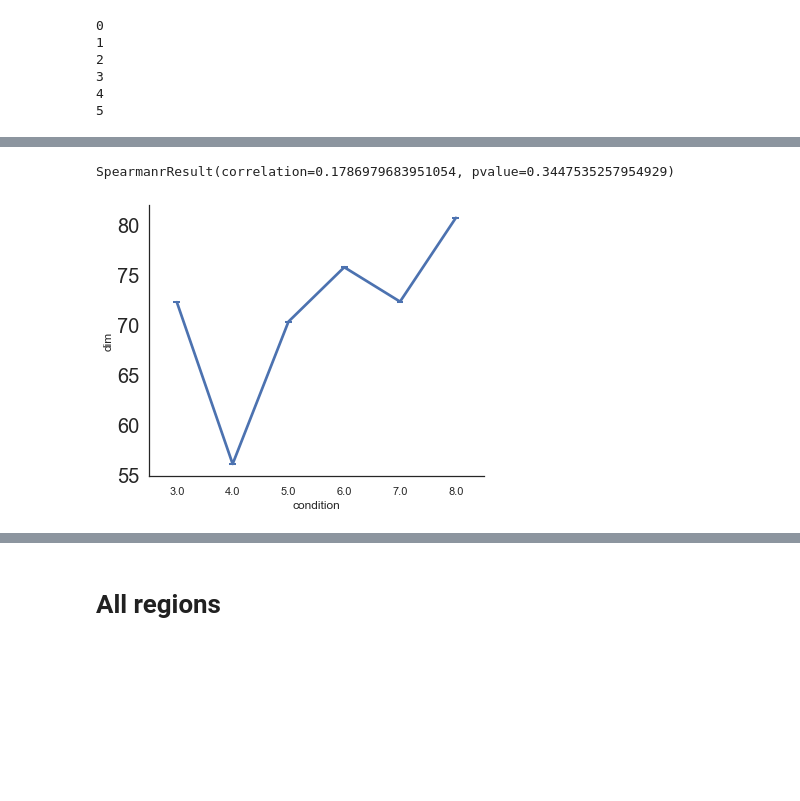
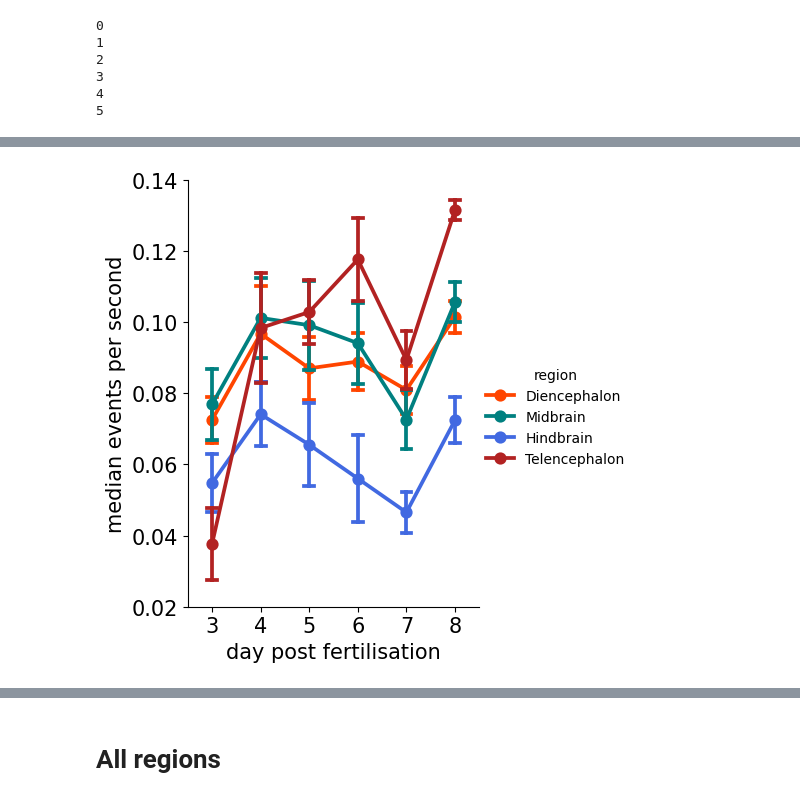
Before and after one commit to dmnburrows/multiscale_dev_dynamics, a Jupyter notebook: av_dev.ipynb, the cells around one changed output, grey strips where cells are left out. Cells and saved outputs as stored; diff of their text form; code cells hidden in the pictures; blank space fills up the shorter version.

```diff
--- a/av_dev.ipynb
+++ b/av_dev.ipynb
@@ -431,3 +527,11 @@ stats.spearmanr(dic['exp_d'], dic['condition'])
 SpearmanrResult(correlation=-0.659738459074859, pvalue=7.309077938858285e-05)
 # %% [markdown]
 ## Firing stats
+# %%
+d3 = adfn.return_files(Fdata, 'BLNDEV-WILDTYPE/', '*3dpf*n_fir*')
+d4 = adfn.return_files(Fdata, 'BLNDEV-WILDTYPE/', '*4dpf*n_fir*')
+d5 = adfn.return_files(Fdata, 'BLNDEV-WILDTYPE/', '*5dpf*n_fir*')
+d6 = adfn.return_files(Fdata, 'BLNDEV-WILDTYPE/', '*6dpf*n_fir*')
+d7 = adfn.return_files(Fdata, 'BLNDEV-WILDTYPE/', '*7dpf*n_fir*')
+d8 = adfn.return_files(Fdata, 'BLNDEV-WILDTYPE/', '*8dpf*n_fir*')
+data_ll = d3, d4, d5, d6, d7, d8
@@ -434,12 +558,13 @@ SpearmanrResult(correlation=-0.659738459074859, pvalue=7.309077938858285e-05)
 # %%
 name_list = ['fr', 'fa', 'fd', 's_corr', 'l_corr', 'dim']
-obj, len_list = load(data_ll, name_list)
-fr_df = sort('fr', obj)
-fa_df = sort('fa', obj)
-fd_df = sort('fd', obj)
-sc_df = sort('s_corr', obj)
-lc_df = sort('l_corr', obj)
-dim_df = sort('dim', obj)
+reg_list = ['Diencephalon', 'Hindbrain', 'Midbrain', 'Telencephalon']
+obj, len_list = load_comb(data_ll, name_list)
+fr_df = sort_comb('fr', obj, reg_list)
+fa_df = sort_comb('fa', obj, reg_list)
+fd_df = sort_comb('fd', obj, reg_list)
+sc_df = sort_comb('s_corr', obj, reg_list)
+lc_df = sort_comb('l_corr', obj, reg_list)
+dim_df = sort_comb('dim', obj,reg_list)
 # %% [output]
 0
 1
@@ -541,24 +575,22 @@ plt.show()
-# %%
-from scipy import stats
-stats.spearmanr(dic['l_corr'], dic['condition'])
-# %% [output]
-SpearmanrResult(correlation=0.1786979683951054, pvalue=0.3447535257954929)
-# %%
-data_name = 'dim'
-dic = dim_df
-
-fig, ax = plt.subplots(figsize = (6,5))
-ax = sns.pointplot(x="condition", y=data_name, data = dic, join=True, ci=0, scale=1, markers = '_')
-for artist in ax.lines:
-    artist.set_zorder(10)
-for artist in ax.findobj(PathCollection):
-    artist.set_zorder(11)
-#ax = sns.stripplot(x="condition", y=data_name, data = dic,size = 10, jitter = True ,alpha = 1)
-
-plt.yticks(size = 20)
-points = ax.collections
-ax.spines['top'].set_visible(False)
-ax.spines['right'].set_visible(False)
-plt.show()
-# %% [output]
-[figure, removed]
+# %%
+fr_df ['frps'] = ((fr_df['fr']*30).values / 4914)*2.73
+fr_df['condition'] = fr_df['condition'].astype(int)
+# %%
+data_name = 'frps'
+dic = fr_df
+
+# Your existing catplot code
+cat_plot = sns.catplot(data=dic, x='condition', y=data_name, hue='region', errorbar='se', capsize=0.2, kind='point', height=5, aspect=.8,
+            hue_order=['Diencephalon', 'Midbrain', 'Hindbrain', 'Telencephalon'], palette=['orangered', 'teal', 'royalblue', 'firebrick'])
+
+# Set x and y tick labels
+cat_plot.set_yticklabels(fontsize=15)  # Set y-axis tick labels
+cat_plot.set_xticklabels(fontsize=15)  # Set x-axis tick labels
+cat_plot.set_axis_labels('day post fertilisation', 'median events per second')
+cat_plot.set_xlabels(fontsize=15)
+cat_plot.set_ylabels(fontsize=15)
+plt.savefig(Fcode + 'prac1.svg', transparent=True)
+# Show the plot
+plt.show()
+# %% [output]
+[figure, added]
```
Also changed, not shown: parts of 64 cells of this notebook.
